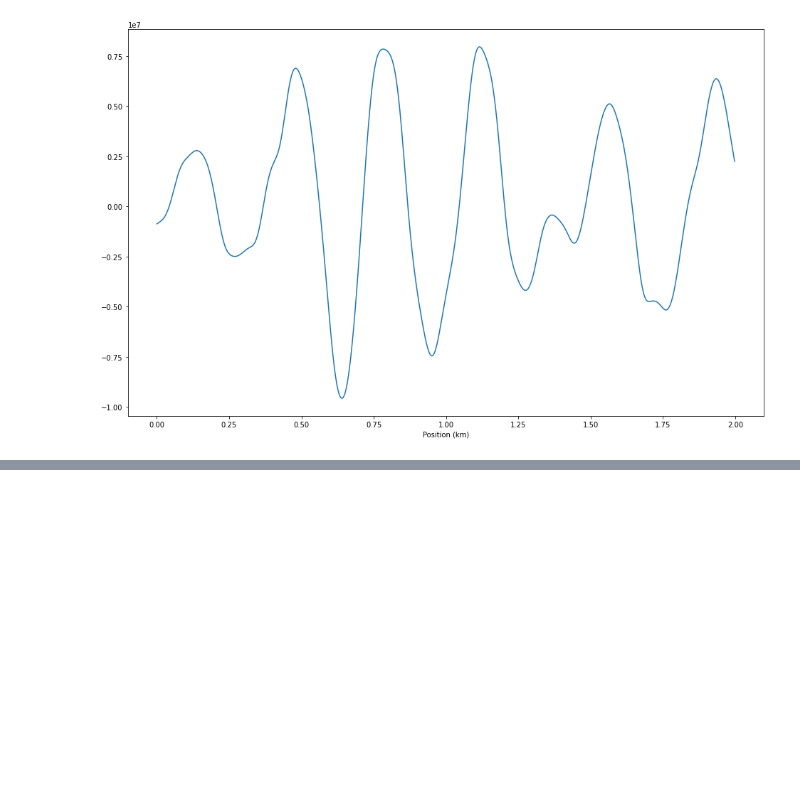
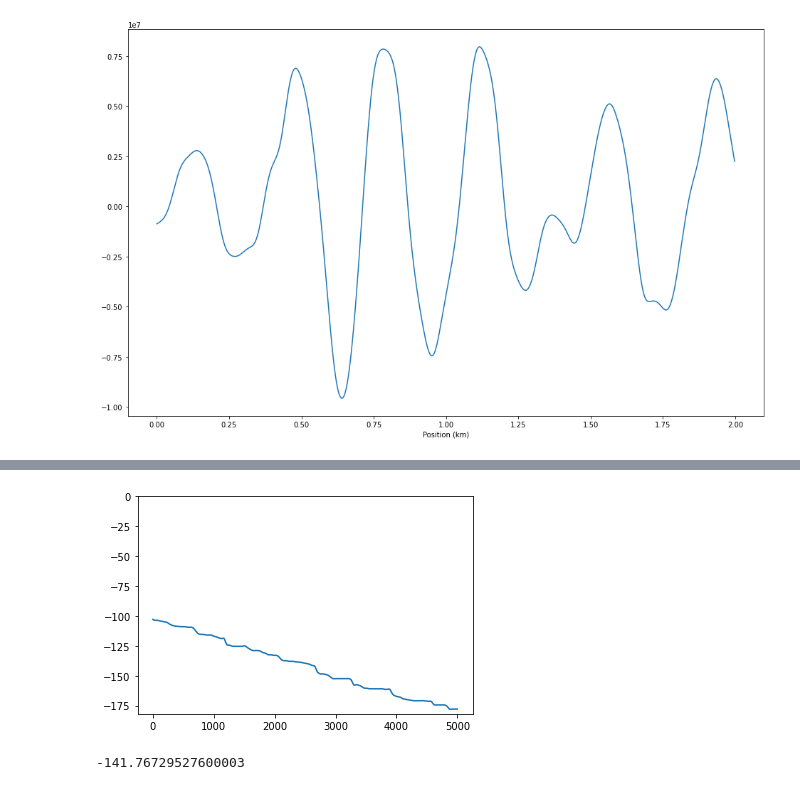
Before and after one commit to Laurd11/sindy-das-new, a Jupyter notebook: extras-testing.ipynb, the cells around one changed output, grey strips where cells are left out. Drawn from its saved outputs; the diff is of its cells as text; code cells hidden in the pictures; blank space fills up the shorter version.

Commit message:
added depth profile

```diff
--- a/extras-testing.ipynb
+++ b/extras-testing.ipynb
@@ -450,0 +515,16 @@ plt.show()
+# %%
+#find depth of relevant channels
+latlondepth = np.genfromtxt('south_DAS_latlondepth.txt')
+
+relevant = latlondepth[6558:11558,:]
+# %%
+plt.figure()
+plt.plot(np.arange(relevant.shape[0]),relevant[:,3])
+plt.ylim(ymax=0)
+plt.show()
+# %% [output]
+[figure, added]
+# %%
+np.mean(relevant[:,3])
+# %% [output]
+-141.76729527600003
```
Also changed, not shown: parts of 12 cells of this notebook, 5 other files.
